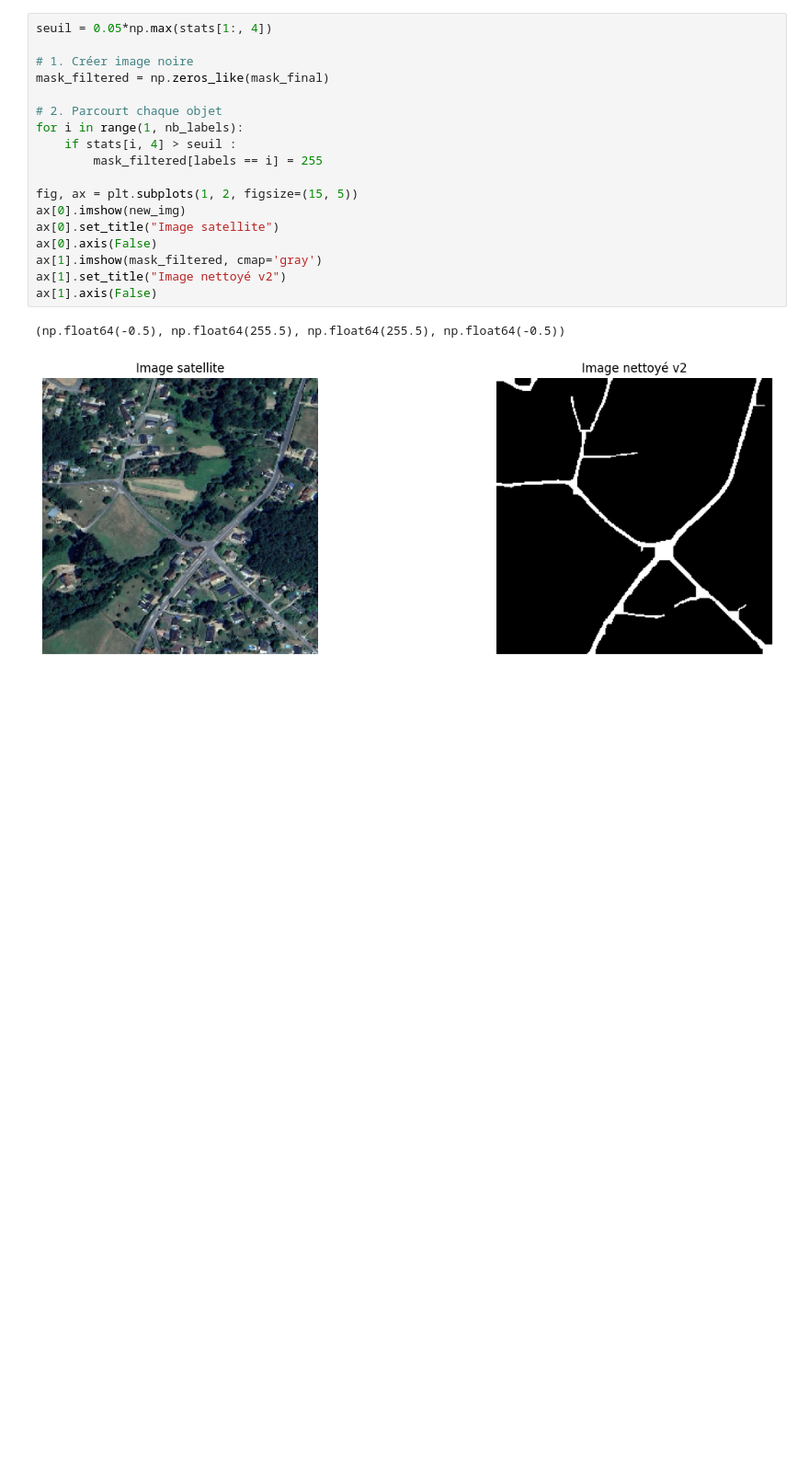
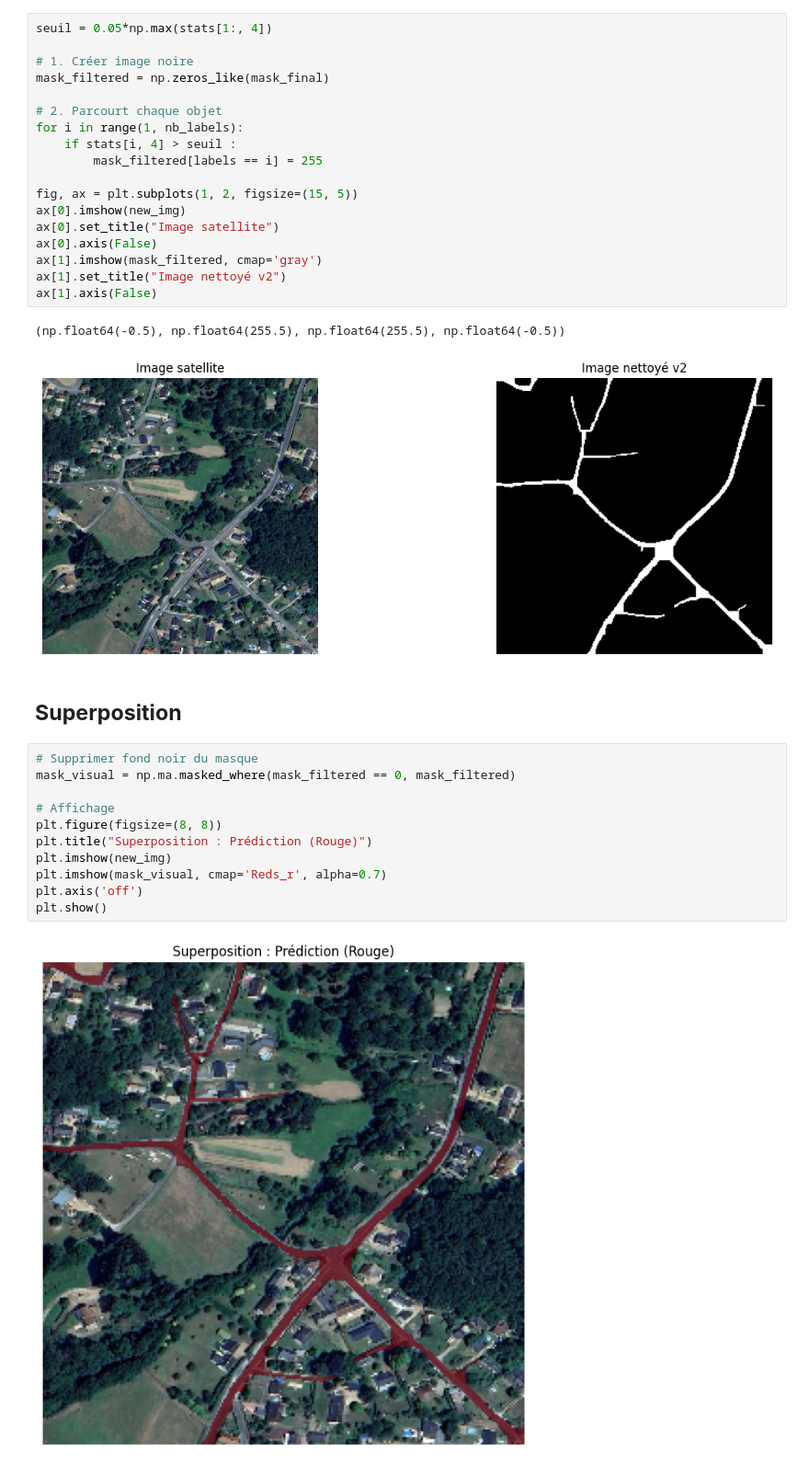
Before and after one commit to Nathan-Houel/Road-Extraction, a Jupyter notebook: Exploration.ipynb, the cells around one changed output. Shown at 92% size. Drawn from its saved outputs; the diff is of its cells as text; blank space fills up the shorter version.

```diff
--- a/Exploration.ipynb
+++ b/Exploration.ipynb
@@ -292,3 +295,18 @@ ax[1].axis(False)
 # %% [output]
 (np.float64(-0.5), np.float64(255.5), np.float64(255.5), np.float64(-0.5))
 [figure]
+# %% [markdown]
+## **Superposition**
+# %%
+# Supprimer fond noir du masque
+mask_visual = np.ma.masked_where(mask_filtered == 0, mask_filtered)
+
+# Affichage
+plt.figure(figsize=(8, 8))
+plt.title("Superposition : Prédiction (Rouge)")
+plt.imshow(new_img)
+plt.imshow(mask_visual, cmap='Reds_r', alpha=0.7)
+plt.axis('off')
+plt.show()
+# %% [output]
+[figure, added]
```
Also changed, not shown: parts of 6 cells of this notebook.
